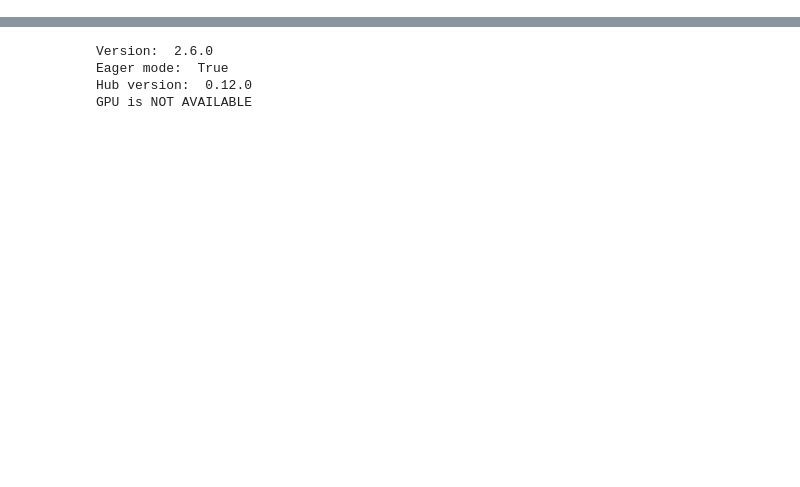
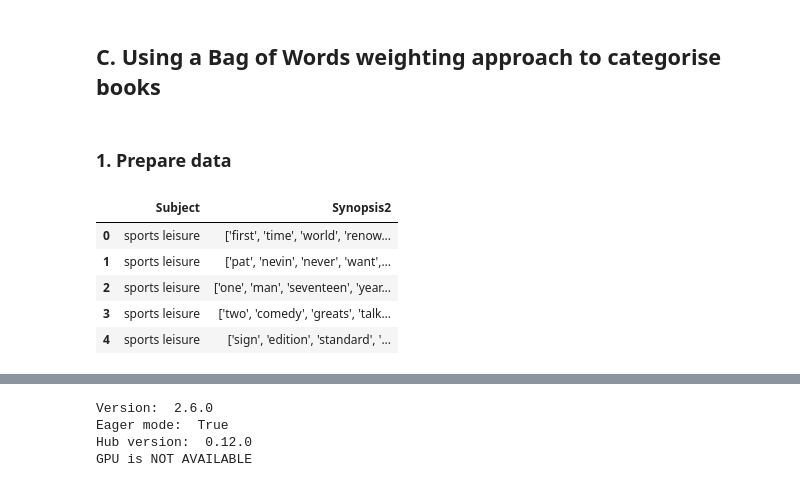
Before and after one commit to jm-training/DSM020-CW2, a Jupyter notebook: Text_classification_Tensorflow_Multiclass-JM-V2.ipynb, the cells around one changed output, grey strips where cells are left out. Cells and saved outputs as stored; diff of their text form; code cells hidden in the pictures; blank space fills up the shorter version.

```diff
--- a/Text_classification_Tensorflow_Multiclass-JM-V2.ipynb
+++ b/Text_classification_Tensorflow_Multiclass-JM-V2.ipynb
@@ -0,0 +27,2 @@
+# %% [markdown]
+## C. Using a Bag of Words weighting approach to categorise books
@@ -0,0 +37,19 @@
+# %% [markdown]
+### 1. Prepare data
+# %%
+########## i. Import finalised data from CW1 ##########
+
+# The steps for data extraction and preprocessing were undertaken in CW1
+# Keep finalised synopsis and target (='Subject')
+df=pd.read_csv(r"C:\Users\jmd05\DSM-020\4. CW1\Data\all1.csv", index_col=0, usecols=['Synopsis2','Subject']).reset_index()
+#df.shape #656, 2
+# %%
+# Review the data
+df.head()
+# %% [output]
+|  | Subject | Synopsis2 |
+| 0 | sports leisure | ['first', 'time', 'world', 'renow... |
+| 1 | sports leisure | ['pat', 'nevin', 'never', 'want',... |
+| 2 | sports leisure | ['one', 'man', 'seventeen', 'year... |
+| 3 | sports leisure | ['two', 'comedy', 'greats', 'talk... |
+| 4 | sports leisure | ['sign', 'edition', 'standard', '... |
```
Also changed, not shown: parts of 35 cells of this notebook, 2 other files.
